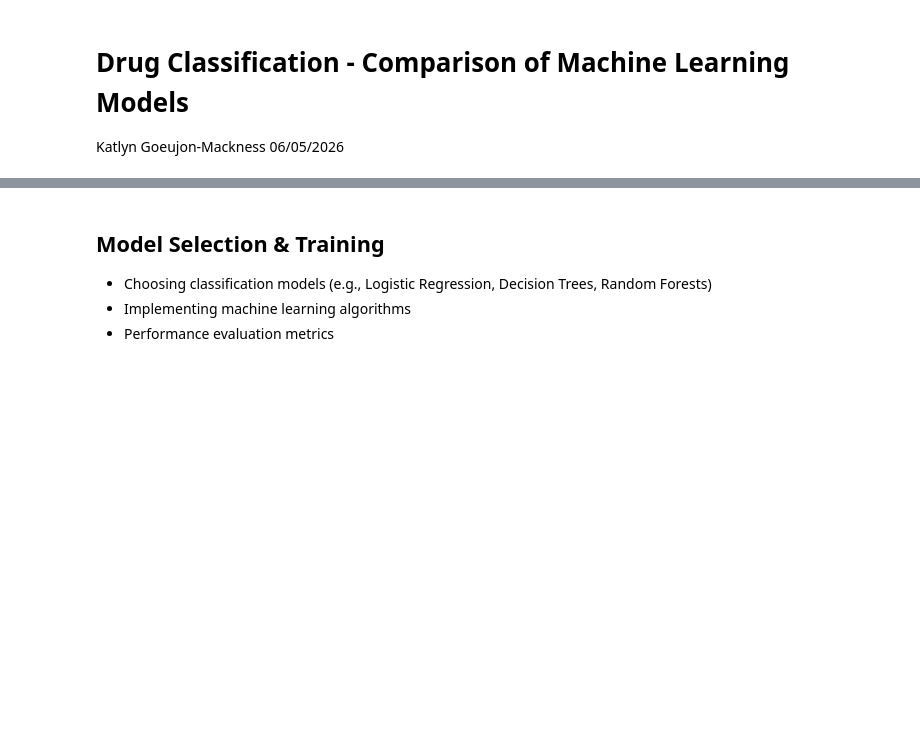
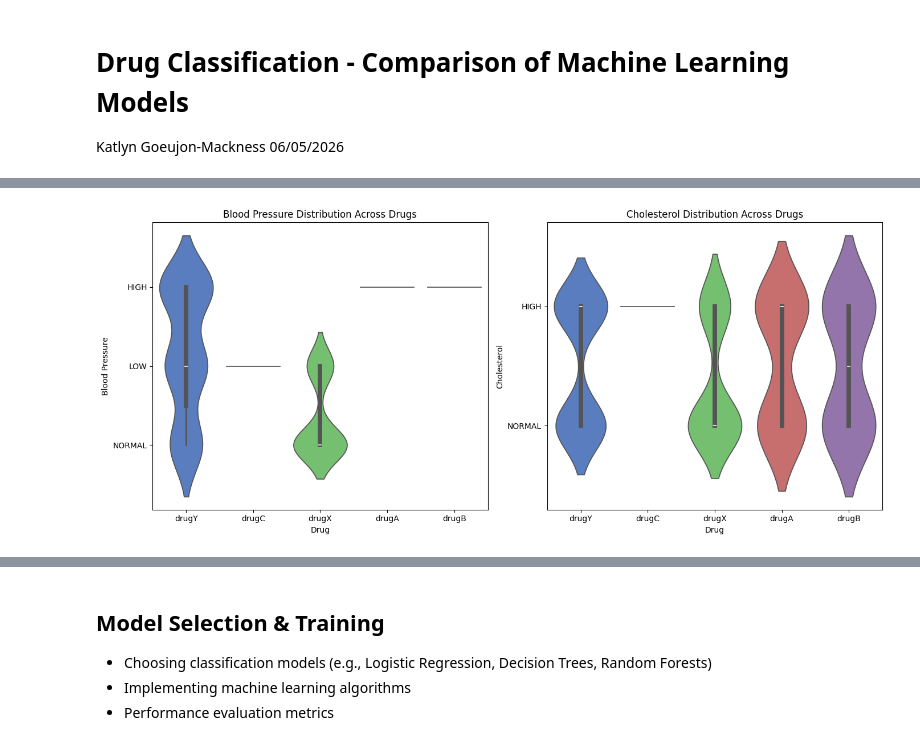
Before and after one commit to katiemackness/drug-prediction, a Jupyter notebook: drug-classification.ipynb, the cells around one changed output, grey strips where cells are left out. Cells and saved outputs as stored; diff of their text form; code cells hidden in the pictures; blank space fills up the shorter version.

```diff
--- a/drug-classification.ipynb
+++ b/drug-classification.ipynb
@@ -63,0 +196,23 @@ We will explore the following classification algorithms:
+# %%
+# Violin plots comparing the distribution of Blood Pressure and Cholesterol across different drugs
+# Set the figure size
+plt.figure(figsize=(14, 6))
+
+# Create a subplot for Blood Pressure vs Drug
+plt.subplot(1, 2, 1)
+sns.violinplot(x='Drug', y='BP', data=drugs, palette='muted', scale='count')
+plt.title('Blood Pressure Distribution Across Drugs')
+plt.xlabel('Drug')
+plt.ylabel('Blood Pressure')
+
+# Create a subplot for Cholesterol vs Drug
+plt.subplot(1, 2, 2)
+sns.violinplot(x='Drug', y='Cholesterol', data=drugs, palette='muted', scale='count')
+plt.title('Cholesterol Distribution Across Drugs')
+plt.xlabel('Drug')
+plt.ylabel('Cholesterol')
+
+plt.tight_layout()
+plt.show()
+# %% [output]
+[figure, added]
```
Also changed, not shown: parts of 23 cells of this notebook.
